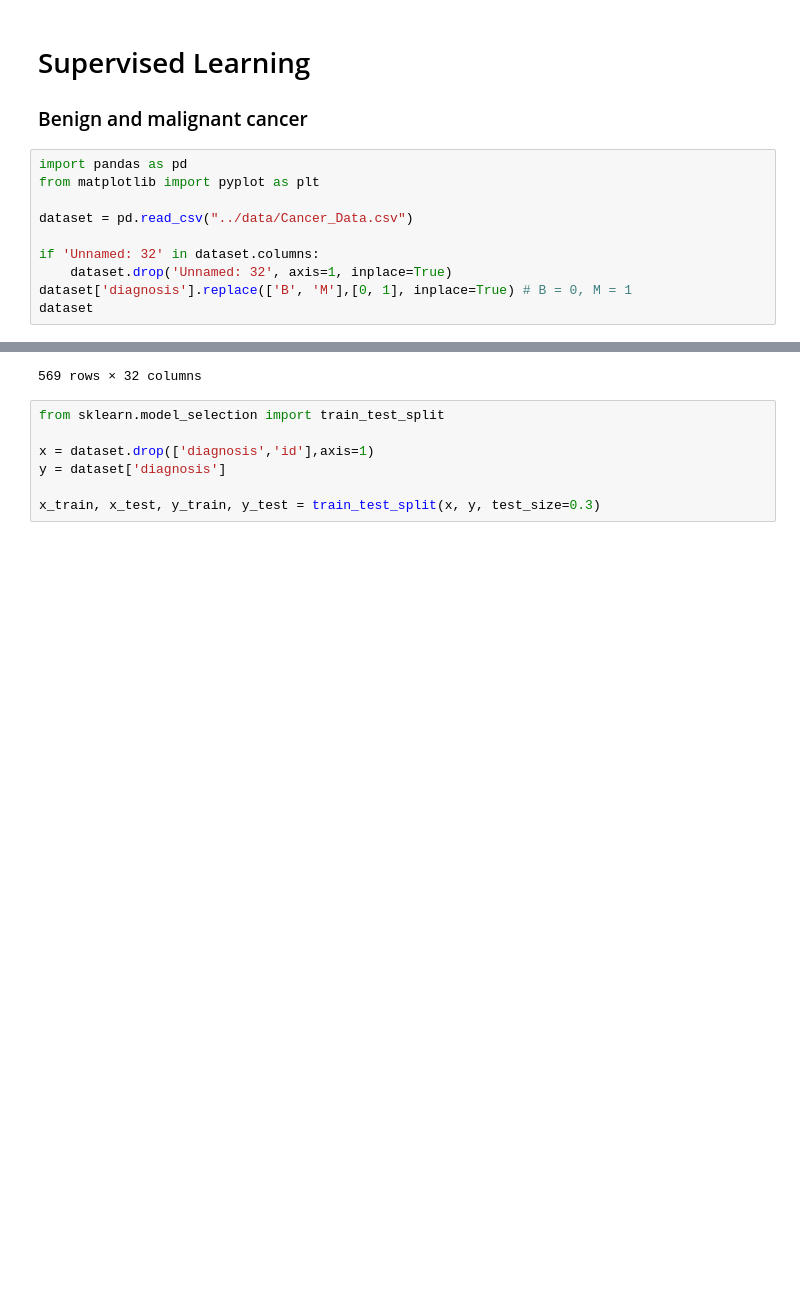
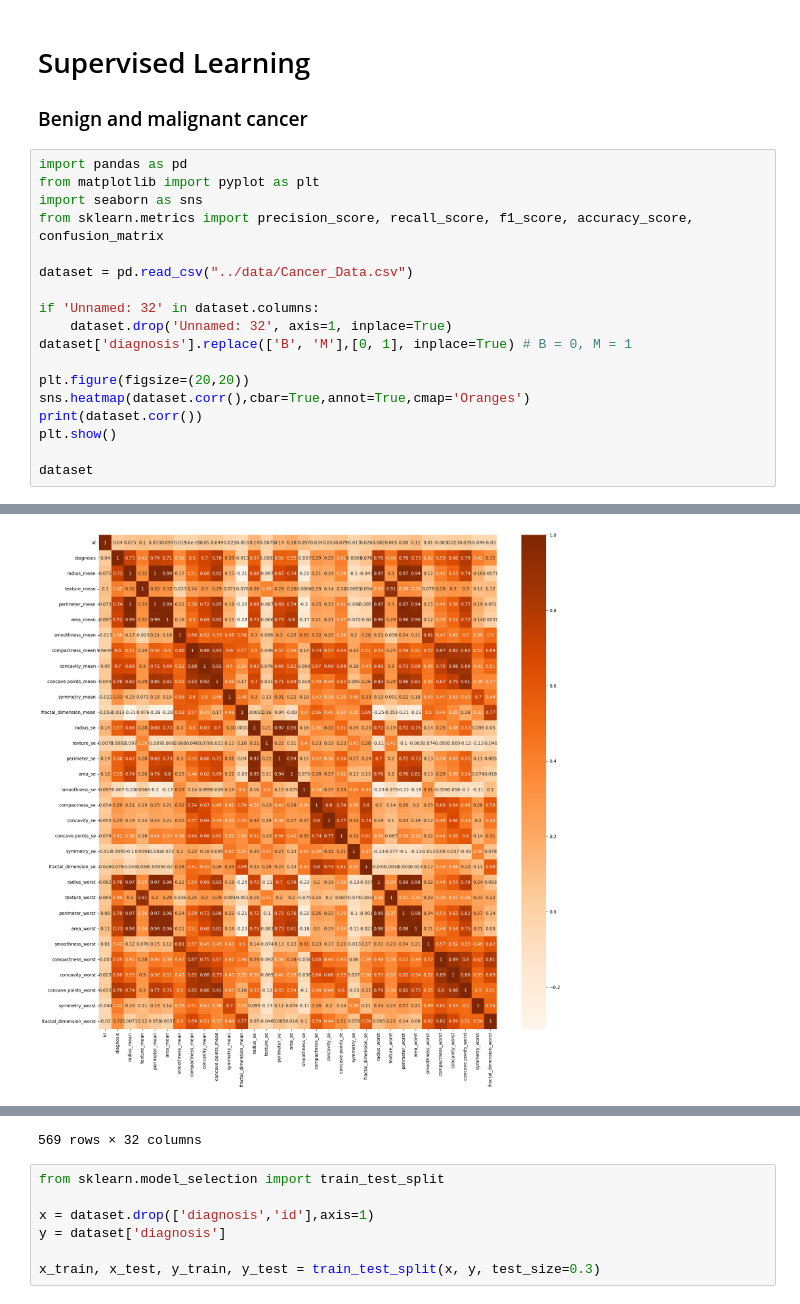
Before and after one commit to yoxerao/IA-proj2-FEUP, a Jupyter notebook: src/IART_proj2.ipynb, the cells around one changed output, grey strips where cells are left out. Cells and saved outputs as stored; diff of their text form; blank space fills up the shorter version.

```diff
--- a/src/IART_proj2.ipynb
+++ b/src/IART_proj2.ipynb
@@ -4,11 +4,19 @@
 # %%
 import pandas as pd
 from matplotlib import pyplot as plt
+import seaborn as sns
+from sklearn.metrics import precision_score, recall_score, f1_score, accuracy_score, confusion_matrix
 
 dataset = pd.read_csv("../data/Cancer_Data.csv")
 
 if 'Unnamed: 32' in dataset.columns:
     dataset.drop('Unnamed: 32', axis=1, inplace=True)
 dataset['diagnosis'].replace(['B', 'M'],[0, 1], inplace=True) # B = 0, M = 1
+
+plt.figure(figsize=(20,20))
+sns.heatmap(dataset.corr(),cbar=True,annot=True,cmap='Oranges')
+print(dataset.corr())
+plt.show()
+
 dataset
 # %% [output]
@@ -15,3 +40,4 @@ dataset
+[figure, added]
 |  | id | diagnosis | radius_mean | texture_mean | perimeter_mean | area_mean | smoothness_mean | ... |
 | 0 | 842302 | 1 | 17.99 | 10.38 | 122.80 | 1001.0 | 0.11840 | ... |
 | 1 | 842517 | 1 | 20.57 | 17.77 | 132.90 | 1326.0 | 0.08474 | ... |
@@ -24,7 +50,7 @@ dataset
 | 566 | 926954 | 1 | 16.60 | 28.08 | 108.30 | 858.1 | 0.08455 | ... |
 | 567 | 927241 | 1 | 20.60 | 29.33 | 140.10 | 1265.0 | 0.11780 | ... |
 | 568 | 92751 | 0 | 7.76 | 24.54 | 47.92 | 181.0 | 0.05263 | ... |
-569 rows × 32 columns
+569 rows × 32 columns
 # %%
 from sklearn.model_selection import train_test_split
 
```
Also changed, not shown: parts of 36 cells of this notebook.
